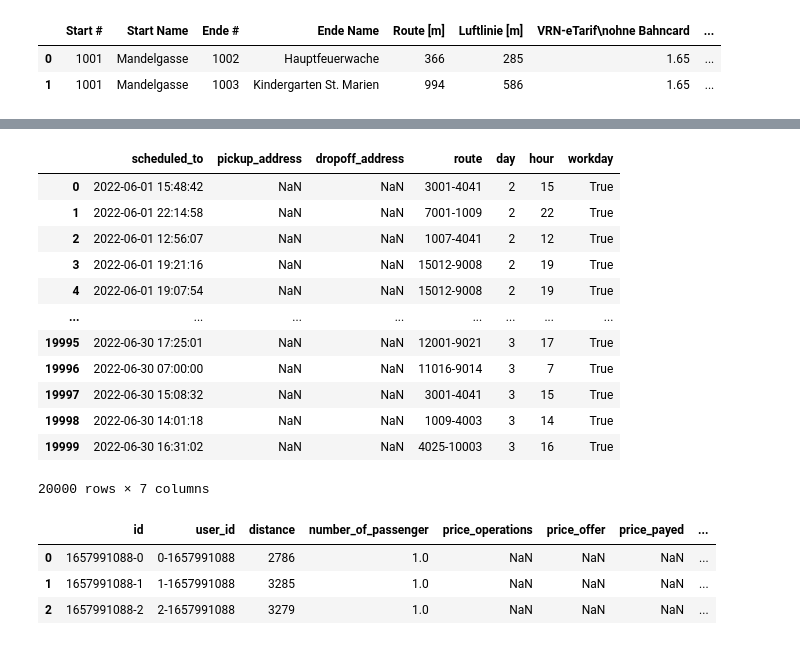
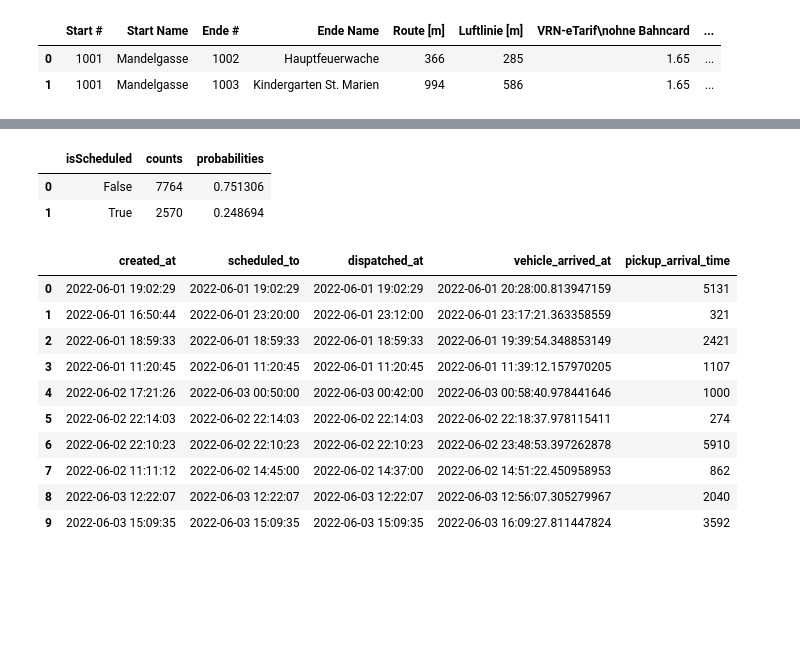
Before and after one commit to Lukas-Dierkes/vehicle-stream-team-project, a Jupyter notebook: vehicle_stream_pipeline/ride_simulation.ipynb, the cells around one changed output, grey strips where cells are left out. Cells and saved outputs as stored; diff of their text form; code cells hidden in the pictures; blank space fills up the shorter version.

Commit message:
partly ready vehicle_arrived_at

```diff
--- a/vehicle_stream_pipeline/ride_simulation.ipynb
+++ b/vehicle_stream_pipeline/ride_simulation.ipynb
@@ -379 +340,10 @@ def generateCreatedAt(oldRides, newRides, m, y):
+# %%
+dist = scheduled['isScheduled'].value_counts().rename_axis('isScheduled').reset_index(name='counts')
+dist['probabilities'] = (dist.counts / dist.counts.sum())
+# %%
+dist
+# %% [output]
+|  | isScheduled | counts | probabilities |
+| 0 | False | 7764 | 0.751306 |
+| 1 | True | 2570 | 0.248694 |
 # %%
@@ -407,0 +379,32 @@ def generateScheduledTo(df, newRides):
+# %%
+def generateDispatchedAt(oldRides, newRides):
+    scheduled = pd.DataFrame(newRides[['created_at', 'scheduled_to']], columns=['created_at', 'scheduled_to'])
+    scheduled['isScheduled'] = (scheduled.created_at != scheduled.scheduled_to)
+    scheduled['created_at'] = pd.to_datetime(scheduled['created_at'])
+    scheduled['scheduled_to'] = pd.to_datetime(scheduled['scheduled_to'])
+    scheduled['dispatched_at'] = np.where(
+        scheduled['isScheduled']==True,
+        scheduled['scheduled_to'] - pd.Timedelta(minutes=8),
+        scheduled['scheduled_to']
+    )
+    return scheduled['dispatched_at']
+# %%
+# get needed information regarding the vehicle arrival in old data
+arrivalOld = pd.DataFrame(df[df['state']=='completed'][['created_at', 'scheduled_to', 'dispatched_at', 'vehicle_arrived_at', 'pickup_arrival_time']], columns=['created_at', 'scheduled_to', 'dispatched_at', 'vehicle_arrived_at', 'pickup_arrival_time'])
+arrivalOld['isScheduled'] = (arrivalOld.created_at != arrivalOld.scheduled_to)
+arrivalOld['created_at'] = pd.to_datetime(arrivalOld['created_at'])
+arrivalOld['scheduled_to'] = pd.to_datetime(arrivalOld['scheduled_to'])
+arrivalOld['vehicle_arrived_at'] = pd.to_datetime(arrivalOld['vehicle_arrived_at'])
+arrivalOld['arrival_deviation'] = arrivalOld.apply(
+    lambda row: (
+        (row["scheduled_to"] - row["vehicle_arrived_at"]).round(freq="s")
+    ).total_seconds()
+    if (row['isScheduled'] == True)
+    else 0,
+    axis=1,
+)
+
+# distribution over scheduled rides
+mean = arrivalOld[arrivalOld['isScheduled'] == True]['arrival_deviation'].mean()
+std = arrivalOld[arrivalOld['isScheduled'] == True]['arrival_deviation'].std()
+a = arrivalOld[arrivalOld['isScheduled'] == True]['arrival_deviation'].min()
@@ -413,6 +471,7 @@ def generateValues(column_name, df, newRides):
 # %%
 def generateRideSpecs(oldRides, newRides, ridestops, routes, n, month, year):
     timestamp = str(round(time.time()))
+    oldRides = oldRides[oldRides['state']=='completed']
     newRides['id'] = [timestamp + '-' + str(x) for x in list(range(0,n))]
     newRides['user_id'] = [str(x) + '-' + timestamp for x in list(range(0,n))] # Ein Kunde mehrere Rides
     newRides['number_of_passenger'] = generateValues('number_of_passenger', oldRides, newRides)
@@ -426,31 +485,28 @@ def generateRideSpecs(oldRides, newRides, ridestops, routes, n, month, year):
     newRides[['pickup_address', 'dropoff_address','distance', 'shortest_ridetime']] = generateRoute(oldRides, newRides, ridestops, routes) # prices are not considered
     # newRides[['pickup_address', 'dropoff_address','distance', 'shortest_ridetime']] = generateRoute_simple(oldRides, newRides, ridestops, routes) # prices are not considered
     # newRides[['pickup_address', 'dropoff_address','distance', 'shortest_ridetime']] = generateRoute_simple2(oldRides, newRides, ridestops, routes) # prices are not considered
+    newRides['dispatched_at'] = generateDispatchedAt(oldRides, newRides)
+    newRides[['vehicle_arrived_at', 'pickup_arrival_time']] = generateArrival(oldRides, newRides)
 
     return newRides
 # %%
 newRides = pd.DataFrame(columns=df.columns)
 warnings.filterwarnings('ignore')
-newRides = generateRideSpecs(df, newRides, df_stops, df_routes, 20000, 6, 2022)
-newRides.head(3)
+newRides = generateRideSpecs(df, newRides, df_stops, df_routes, 50, 6, 2022)
+newRides[['created_at', 'scheduled_to', 'dispatched_at','vehicle_arrived_at', 'pickup_arrival_time']].head(10)
 
-## TODO: sort nach created at?
+# TODO: zuerst scheduled_to machen, nach ähnlichem Prinzip wie jetzt created_at --> Dann haben wir besser die Startfahrezeit, weil created_at eigentlich egal ist
+#       dann created_at nach ähnlichem Prinzip wie jetzt scheduled_to, aber nach hinten rechnen
 # %% [output]
-|  | scheduled_to | pickup_address | dropoff_address | route | day | hour | workday |
-| 0 | 2022-06-01 15:48:42 | NaN | NaN | 3001-4041 | 2 | 15 | True |
-| 1 | 2022-06-01 22:14:58 | NaN | NaN | 7001-1009 | 2 | 22 | True |
-| 2 | 2022-06-01 12:56:07 | NaN | NaN | 1007-4041 | 2 | 12 | True |
-| 3 | 2022-06-01 19:21:16 | NaN | NaN | 15012-9008 | 2 | 19 | True |
-| 4 | 2022-06-01 19:07:54 | NaN | NaN | 15012-9008 | 2 | 19 | True |
-| ... | ... | ... | ... | ... | ... | ... | ... |
-| 19995 | 2022-06-30 17:25:01 | NaN | NaN | 12001-9021 | 3 | 17 | True |
-| 19996 | 2022-06-30 07:00:00 | NaN | NaN | 11016-9014 | 3 | 7 | True |
-| 19997 | 2022-06-30 15:08:32 | NaN | NaN | 3001-4041 | 3 | 15 | True |
-| 19998 | 2022-06-30 14:01:18 | NaN | NaN | 1009-4003 | 3 | 14 | True |
-| 19999 | 2022-06-30 16:31:02 | NaN | NaN | 4025-10003 | 3 | 16 | True |
+|  | created_at | scheduled_to | dispatched_at | vehicle_arrived_at | pickup_arrival_time |
+| 0 | 2022-06-01 19:02:29 | 2022-06-01 19:02:29 | 2022-06-01 19:02:29 | 2022-06-01 20:28:00.813947159 | 5131 |
+| 1 | 2022-06-01 16:50:44 | 2022-06-01 23:20:00 | 2022-06-01 23:12:00 | 2022-06-01 23:17:21.363358559 | 321 |
+| 2 | 2022-06-01 18:59:33 | 2022-06-01 18:59:33 | 2022-06-01 18:59:33 | 2022-06-01 19:39:54.348853149 | 2421 |
+| 3 | 2022-06-01 11:20:45 | 2022-06-01 11:20:45 | 2022-06-01 11:20:45 | 2022-06-01 11:39:12.157970205 | 1107 |
+| 4 | 2022-06-02 17:21:26 | 2022-06-03 00:50:00 | 2022-06-03 00:42:00 | 2022-06-03 00:58:40.978441646 | 1000 |
+| 5 | 2022-06-02 22:14:03 | 2022-06-02 22:14:03 | 2022-06-02 22:14:03 | 2022-06-02 22:18:37.978115411 | 274 |
+| 6 | 2022-06-02 22:10:23 | 2022-06-02 22:10:23 | 2022-06-02 22:10:23 | 2022-06-02 23:48:53.397262878 | 5910 |
+| 7 | 2022-06-02 11:11:12 | 2022-06-02 14:45:00 | 2022-06-02 14:37:00 | 2022-06-02 14:51:22.450958953 | 862 |
+| 8 | 2022-06-03 12:22:07 | 2022-06-03 12:22:07 | 2022-06-03 12:22:07 | 2022-06-03 12:56:07.305279967 | 2040 |
+| 9 | 2022-06-03 15:09:35 | 2022-06-03 15:09:35 | 2022-06-03 15:09:35 | 2022-06-03 16:09:27.811447824 | 3592 |
-20000 rows × 7 columns
-|  | id | user_id | distance | number_of_passenger | price_operations | price_offer | price_payed | ... |
-| 0 | 1657991088-0 | 0-1657991088 | 2786 | 1.0 | NaN | NaN | NaN | ... |
-| 1 | 1657991088-1 | 1-1657991088 | 3285 | 1.0 | NaN | NaN | NaN | ... |
-| 2 | 1657991088-2 | 2-1657991088 | 3279 | 1.0 | NaN | NaN | NaN | ... |
 # %%
```
Also changed, not shown: parts of 18 cells of this notebook.
